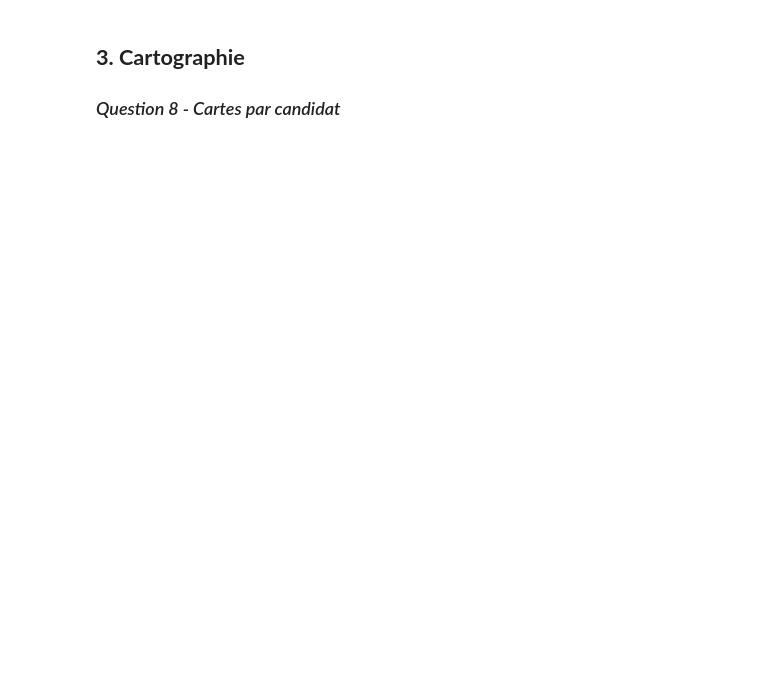
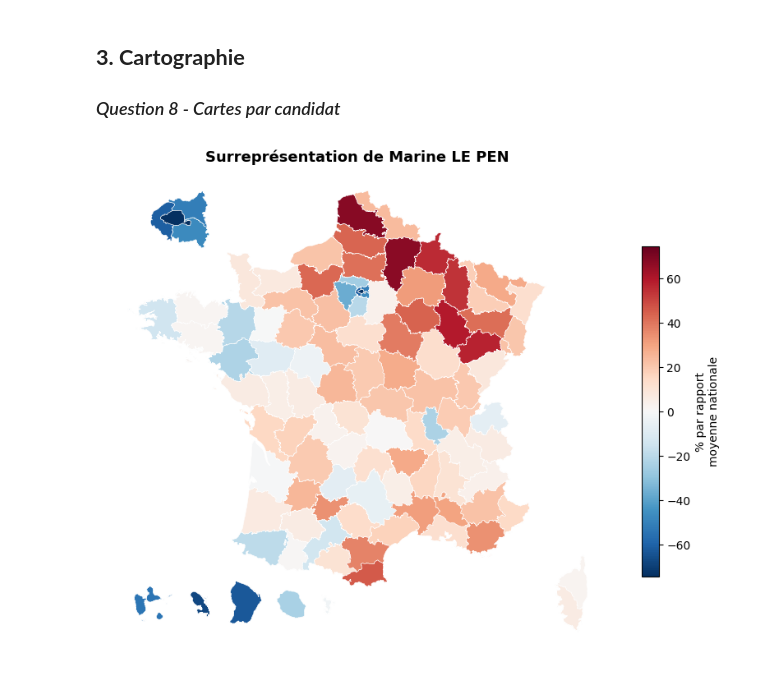
Before and after one commit to antoinefou/python_DM, a Jupyter notebook: notebook.ipynb, the cells around one changed output. Drawn from its saved outputs; the diff is of its cells as text; code cells hidden in the pictures; blank space fills up the shorter version.

```diff
--- a/notebook.ipynb
+++ b/notebook.ipynb
@@ -305,3 +304,97 @@ plot_surrepresentation(score_departements, "Éric ZEMMOUR", top_n=5)
 ## **3. Cartographie**
 
 ### *Question 8 - Cartes par candidat*
+# %%
+import pandas as pd
+import geopandas as gpd
+import matplotlib.pyplot as plt
+import matplotlib.colors as mcolors
+from cartiflette import carti_download
+
+
+
+# Reconstruction de score_departements
+df["code_commune"] = df["code_departement"].astype(str).str.zfill(2) + df["code_commune"].astype(str).str.zfill(3)
+df["candidat"] = df["prenom"].astype(str) + " " + df["nom"].astype(str)
+
+non_candidats = ["Abstentions", "Blancs", "Nuls", "Exprimés", "Votants", "Inscrits"]
+df_expr = df[~df["nom"].isin(non_candidats)].copy()
+
+# Scores nationaux
+votes_nationaux = df_expr.groupby("candidat")["voix"].sum().reset_index()
+votes_nationaux.columns = ["candidat", "votes_national"]
+total_national = votes_nationaux["votes_national"].sum()
+votes_nationaux["score_national"] = votes_nationaux["votes_national"] / total_national * 100
+
+# Scores départementaux
+votes_dept = df_expr.groupby(["code_departement", "candidat"])["voix"].sum().reset_index()
+votes_dept.columns = ["code_departement", "candidat", "votes_departement"]
+total_dept = votes_dept.groupby("code_departement")["votes_departement"].sum().reset_index()
+total_dept.columns = ["code_departement", "total_dept"]
+votes_dept = votes_dept.merge(total_dept, on="code_departement")
+votes_dept["score_departement"] = votes_dept["votes_departement"] / votes_dept["total_dept"] * 100
+
+# Fusion national + départemental + surreprésentation
+score_departements = votes_dept.merge(votes_nationaux, on="candidat")
+score_departements["surrepresentation"] = (
+    (score_departements["score_departement"] - score_departements["score_national"])
+    / score_departements["score_national"] * 100
+)
+
+#  Fond de carte
+departement_borders = carti_download(
+    values=["France"],
+    crs=4326,
+    borders="DEPARTEMENT",
+    vectorfile_format="geojson",
+    simplification=50,
+    filter_by="FRANCE_ENTIERE_DROM_RAPPROCHES",
+    source="EXPRESS-COG-CARTO-TERRITOIRE",
+    year=2022
+)
+
+# Fonction cartographie
+def carte_candidat(score_departements, candidat, departement_borders):
+    df_cand = score_departements[
+        score_departements["candidat"] == candidat
+    ].copy()
+
+    df_cand["code_departement"] = df_cand["code_departement"].astype(str).str.zfill(2)
+    departement_borders["code_departement"] = (
+        departement_borders["INSEE_DEP"].astype(str).str.zfill(2)
+    )
+
+    gdf = departement_borders.merge(
+        df_cand[["code_departement", "surrepresentation"]],
+        on="code_departement",
+        how="left"
+    )
+
+    vmax = gdf["surrepresentation"].abs().max()
+    norm = mcolors.TwoSlopeNorm(vmin=-vmax, vcenter=0, vmax=vmax)
+
+    fig, ax = plt.subplots(figsize=(8, 7))
+    gdf.plot(
+        column="surrepresentation",
+        cmap="RdBu_r",
+        norm=norm,
+        linewidth=0.4,
+        edgecolor="white",
+        ax=ax,
+        legend=True,
+        legend_kwds={
+            "label": "% par rapport\nmoyenne nationale",
+            "orientation": "vertical",
+            "shrink": 0.6
+        }
+    )
+    ax.set_title(f"Surreprésentation de {candidat}", fontsize=13, fontweight="bold")
+    ax.axis("off")
+    plt.tight_layout()
+    plt.show()
+
+carte_candidat(score_departements, "Marine LE PEN", departement_borders)
+carte_candidat(score_departements, "Emmanuel MACRON", departement_borders)
+carte_candidat(score_departements, "Éric ZEMMOUR", departement_borders)
+# %% [output]
+[figure, added]
```
Also changed, not shown: parts of 4 cells of this notebook, 1 other file.
